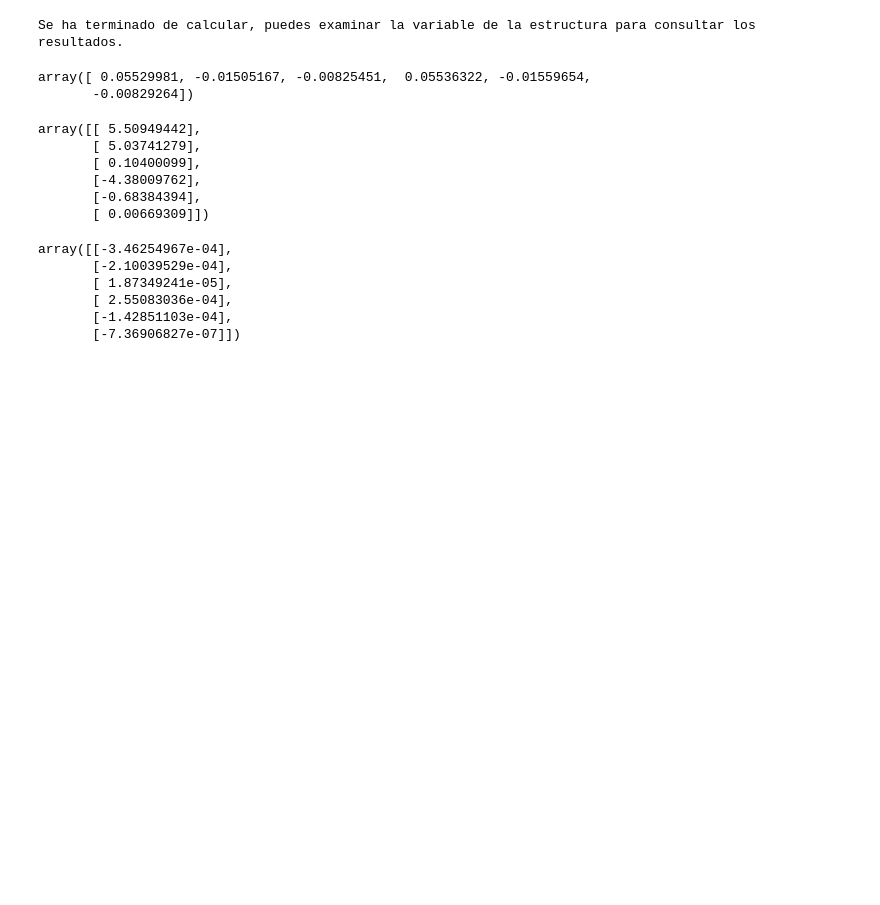
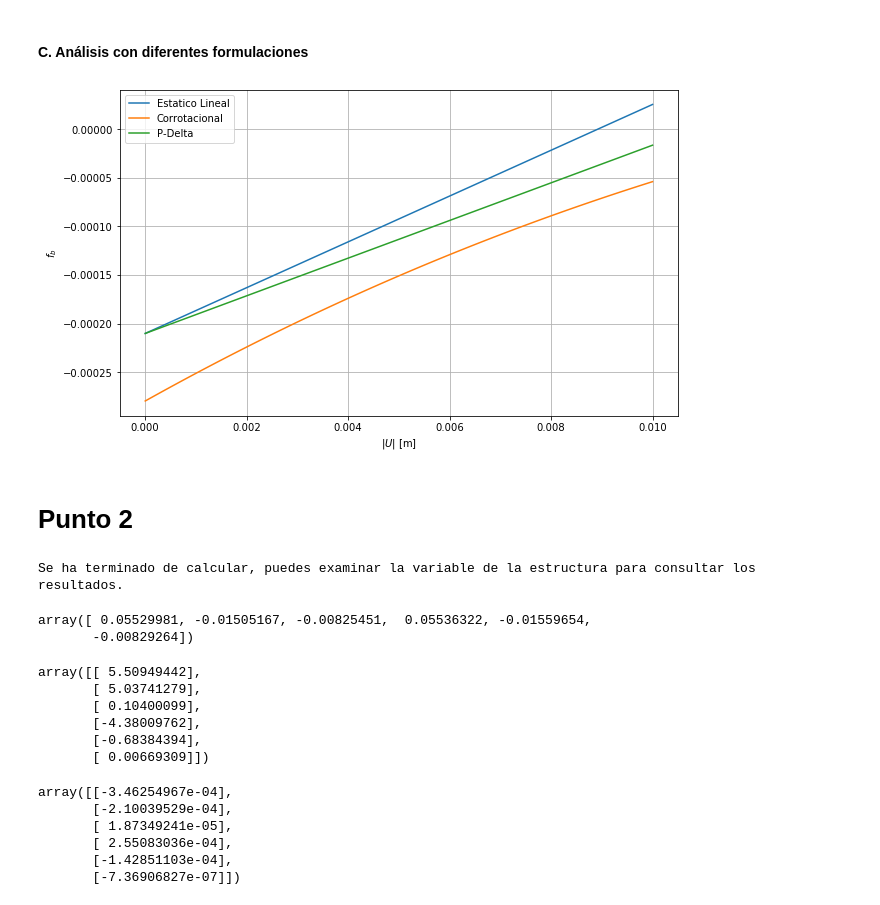
Before and after one commit to ZibraMax/PySections, a Jupyter notebook: Tarea 4.ipynb, the cells around one changed output. Drawn from its saved outputs; the diff is of its cells as text; code cells hidden in the pictures; blank space fills up the shorter version.

Commit message:
Punto 1 y 2 de la tarea completamente terminados

```diff
--- a/Tarea 4.ipynb
+++ b/Tarea 4.ipynb
@@ -1,3 +44,28 @@
+# %% [markdown]
+<h4>C. Análisis con diferentes formulaciones</h4>
+# %%
+DX0 = 0.05
+DY0 = 1.5/2
+C0 = DX0/L0
+L0 = np.sqrt(DX0**2+DY0**2)
+feaEL = lambda ux,q: (4*C0**2)/L0*ux+(4*C0)*(q)
+feaPD = lambda ux,q: ux*(4*C0**2/L0+(4*q)/(np.sqrt(DY0**2+(DX0-ux)**2))*(1-C0**2))+4*C0*q
+feaCR = lambda ux,q: 4*((DX0-ux)/L0)/L0*(np.sqrt(DY0**2+(DX0-ux)**2)-L0+q)
+x = np.arange(0,0.01+0.0001,0.0001)
+fig, ax = plt.subplots(figsize=(10, 6))
+legenda = np.array([])
+ax.plot(x,feaEL(x,-7.9*10**-4))
+ax.plot(x,-feaCR(x,7.9*10**-4)) #Esta ecuacion se hallo en funcion de la carga de preesfuerzo
+ax.plot(x,feaPD(x,-7.9*10**-4))
+ax.legend(['Estatico Lineal','Corrotacional','P-Delta'])
+ax.grid(True)
+ax.set_xlabel(r'$|U|$ [m]')
+ax.set_ylabel(r'$f_b$')
+fig.savefig('Prueba.jpg')
+# %% [output]
+[figure, added]
+# %% [markdown]
+<h1>Punto 2</h1>
 # %%
 #Modelado inicial del problema y solucion por analisis estatico lineal.
 from PySections import *
```
Also changed, not shown: parts of 5 cells of this notebook.
